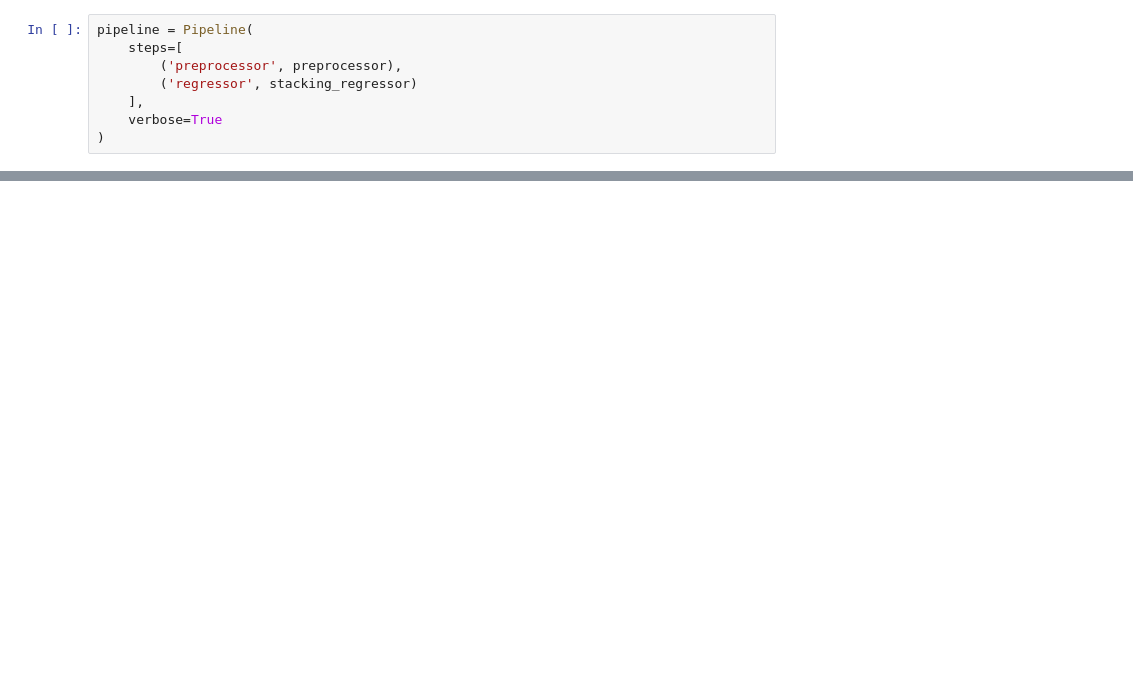
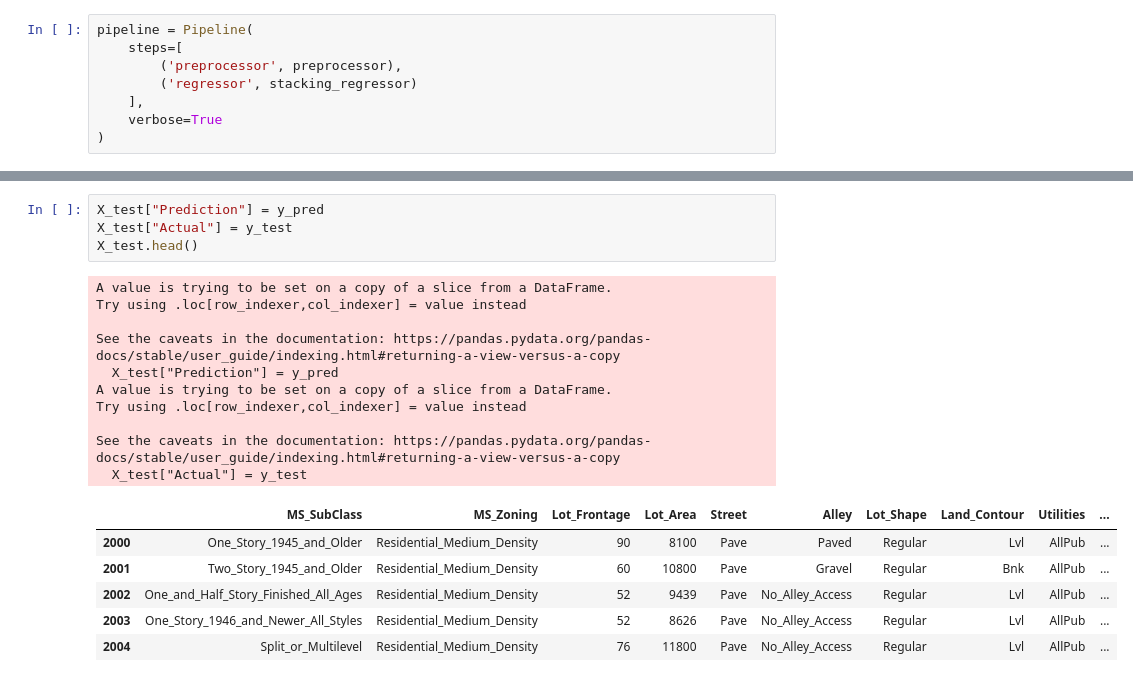
Before and after one commit to NiklasSeitherDHBW/Advanced-Applied-Machine-Learning, a Jupyter notebook: Bonusaufgabe 1/house_prediction.ipynb, the cells around one changed output, grey strips where cells are left out. Drawn from its saved outputs; the diff is of its cells as text; blank space fills up the shorter version.

```diff
--- a/Bonusaufgabe 1/house_prediction.ipynb
+++ b/Bonusaufgabe 1/house_prediction.ipynb
@@ -236,0 +260,21 @@ r2_score(y_test, y_pred)
+# %%
+X_test["Prediction"] = y_pred
+X_test["Actual"] = y_test
+X_test.head()
+# %% [output]
+A value is trying to be set on a copy of a slice from a DataFrame.
+Try using .loc[row_indexer,col_indexer] = value instead
+
+See the caveats in the documentation: https://pandas.pydata.org/pandas-docs/stable/user_guide/indexing.html#returning-a-view-versus-a-copy
+  X_test["Prediction"] = y_pred
+A value is trying to be set on a copy of a slice from a DataFrame.
+Try using .loc[row_indexer,col_indexer] = value instead
+
+See the caveats in the documentation: https://pandas.pydata.org/pandas-docs/stable/user_guide/indexing.html#returning-a-view-versus-a-copy
+  X_test["Actual"] = y_test
+|  | MS_SubClass | MS_Zoning | Lot_Frontage | Lot_Area | Street | Alley | Lot_Shape | Land_Contour | Utilities | ... |
+| 2000 | One_Story_1945_and_Older | Residential_Medium_Density | 90 | 8100 | Pave | Paved | Regular | Lvl | AllPub | ... |
+| 2001 | Two_Story_1945_and_Older | Residential_Medium_Density | 60 | 10800 | Pave | Gravel | Regular | Bnk | AllPub | ... |
+| 2002 | One_and_Half_Story_Finished_All_Ages | Residential_Medium_Density | 52 | 9439 | Pave | No_Alley_Access | Regular | Lvl | AllPub | ... |
+| 2003 | One_Story_1946_and_Newer_All_Styles | Residential_Medium_Density | 52 | 8626 | Pave | No_Alley_Access | Regular | Lvl | AllPub | ... |
+| 2004 | Split_or_Multilevel | Residential_Medium_Density | 76 | 11800 | Pave | No_Alley_Access | Regular | Lvl | AllPub | ... |
```
Also changed, not shown: parts of 10 cells of this notebook.
